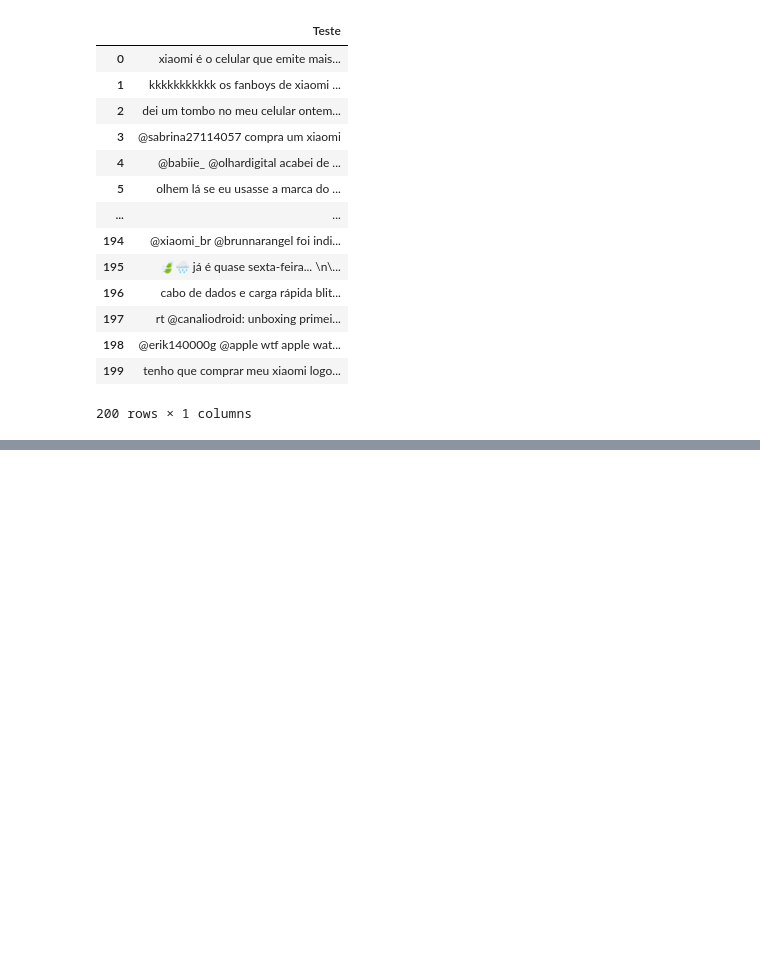
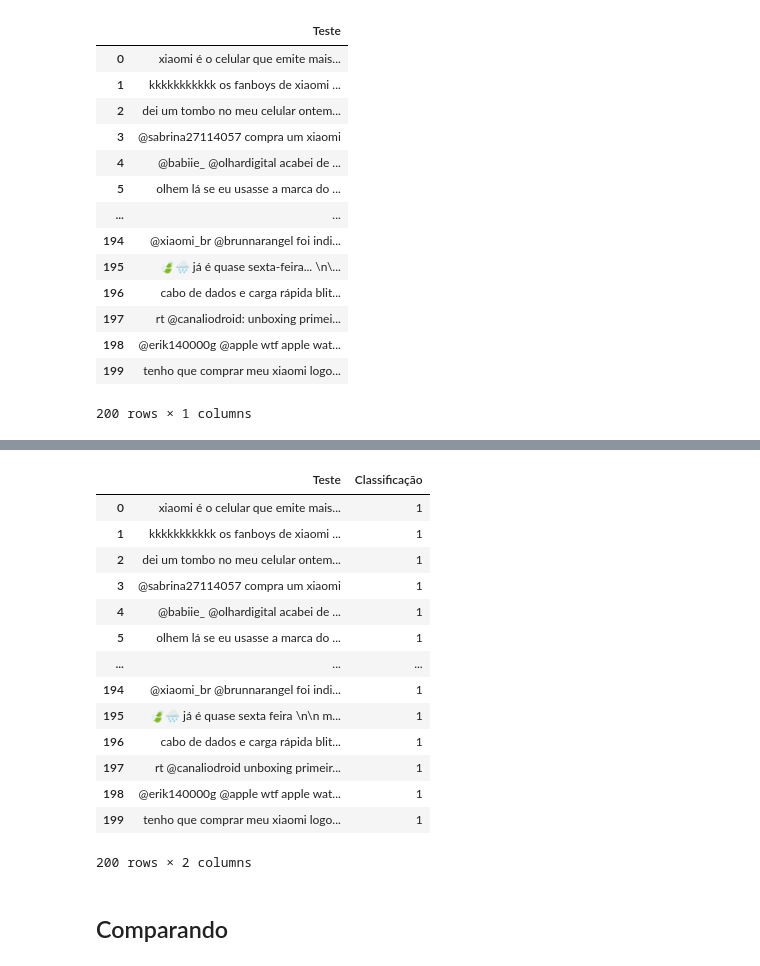
Before and after one commit to thalials/P2_tweets, a Jupyter notebook: Classificador.ipynb, the cells around one changed output, grey strips where cells are left out. Cells and saved outputs as stored; diff of their text form; code cells hidden in the pictures; blank space fills up the shorter version.

Commit message:
ajuste classificação

```diff
--- a/Classificador.ipynb
+++ b/Classificador.ipynb
@@ -510,34 +519,49 @@ for i in testando['Teste']:
         emoji_count_teste[emoji] += 1
 emoji_count_teste;
 # %%
+teste_classificacao=[]
 i = 0
 while i < len(lista_palavras_teste):
     #pega cada lista da lista de teste e compara com a lista de treinamento (conjunto universo)
     conjunto_teste = set(lista_palavras_teste[i])
-    conjunto_treinamento = set(lista_palavras_treinamento)
+    conjunto_treinamento_afavor = set(lista_contra)
+    conjunto_treinamento_contra = set(lista_afavor)
     # queremos a interseção dos conjuntos. Ou seja, todas as palavras que aparecem em teste, devem aparecer no treinamento.
     # Para as que não aparecerem, iremos fazer a suavização de Laplace
-    inter_buscada = list(conjunto_teste.intersection(conjunto_treinamento))
+    inter_buscada_afavor = list(conjunto_teste.intersection(conjunto_treinamento_afavor))
+    inter_buscada_contra = list(conjunto_teste.intersection(conjunto_treinamento_contra))
+
 
     #tudo oq tem nos tweets de teste e nao tem na interseção
-    diferenca = list(conjunto_teste.difference(set(inter_buscada)))
+    diferenca_afavor = list(conjunto_teste.difference(set(inter_buscada_afavor)))
+    diferenca_contra = list(conjunto_teste.difference(set(inter_buscada_contra)))
 
-    if len(diferenca)==0: #significa que todas as palavras de teste estão presentes no treinamento
+    if len(diferenca_afavor)==0: #significa que todas as palavras de teste estão presentes no treinamento
         P_tweet_gosta = tabela_afavor_relativa[lista_palavras_teste[i]].prod()
        #P_gosta_tweet = P_tweet_gosta*P_0
 
+    else:
+        prod_afavor = ((freq_afavor_min/2)**len(diferenca_afavor))
+        P_tweet_gosta = (tabela_afavor_relativa[inter_buscada_afavor].prod())*(prod_afavor)
+
+    if len(diferenca_contra)==0:
         P_tweet_ngosta = tabela_contra_relativa[lista_palavras_teste[i]].prod()
         #P_ngosta_tweet = P_tweet_ngosta*P_1
     else:
         #utilizacao do conceito de frequencia minima. A frequencia das palavras que nao aparecem na intersecção sera calculada como
         # a (frequencia minima do grupo)/2
-        prod_afavor = ((freq_afavor_min/2)**len(diferenca))
-        P_tweet_gosta = (tabela_afavor_relativa[inter_buscada].prod())*(prod_afavor)
+        #prod_afavor = ((freq_afavor_min/2)**len(diferenca))
+        #P_tweet_gosta = (tabela_afavor_relativa[inter_buscada].prod())*(prod_afavor)
 
-        prod_contra = ((freq_contra_min/2)**len(diferenca))
-        P_tweet_ngosta = tabela_contra_relativa[inter_buscada].prod()*(prod_contra)
+        prod_contra = ((freq_contra_min/2)**len(diferenca_contra))
+        P_tweet_ngosta = tabela_contra_relativa[inter_buscada_contra].prod()*(prod_contra)
 
     P_gosta_tweet = P_tweet_gosta*P_0
     P_ngosta_tweet = P_tweet_ngosta*P_1
 
+    if P_gosta_tweet>P_ngosta_tweet:
+        teste_classificacao.append(0)
+    else:
+        teste_classificacao.append(1)
+
     i+=1
@@ -558,0 +588,26 @@ AttributeError: 'list' object has no attribute 'prod'
+# %%
+dict_teste = {}
+
+dict_teste['Teste'] = lista_teste
+dict_teste['Classificação'] = teste_classificacao
+# %%
+classificados = pd.DataFrame(data=dict_teste)
+classificados
+# %% [output]
+|  | Teste | Classificação |
+| 0 | xiaomi é o celular que emite mais... | 1 |
+| 1 | kkkkkkkkkkk os fanboys de xiaomi ... | 1 |
+| 2 | dei um tombo no meu celular ontem... | 1 |
+| 3 | @sabrina27114057 compra um xiaomi | 1 |
+| 4 | @babiie_ @olhardigital acabei de ... | 1 |
+| 5 | olhem lá se eu usasse a marca do ... | 1 |
+| ... | ... | ... |
+| 194 | @xiaomi_br @brunnarangel foi indi... | 1 |
+| 195 | 🍃🌧️ já é quase sexta feira \n\n m... | 1 |
+| 196 | cabo de dados e carga rápida blit... | 1 |
+| 197 | rt @canaliodroid unboxing primeir... | 1 |
+| 198 | @erik140000g @apple wtf apple wat... | 1 |
+| 199 | tenho que comprar meu xiaomi logo... | 1 |
+200 rows × 2 columns
+# %% [markdown]
+## Comparando
```
Also changed, not shown: parts of 9 cells of this notebook.
